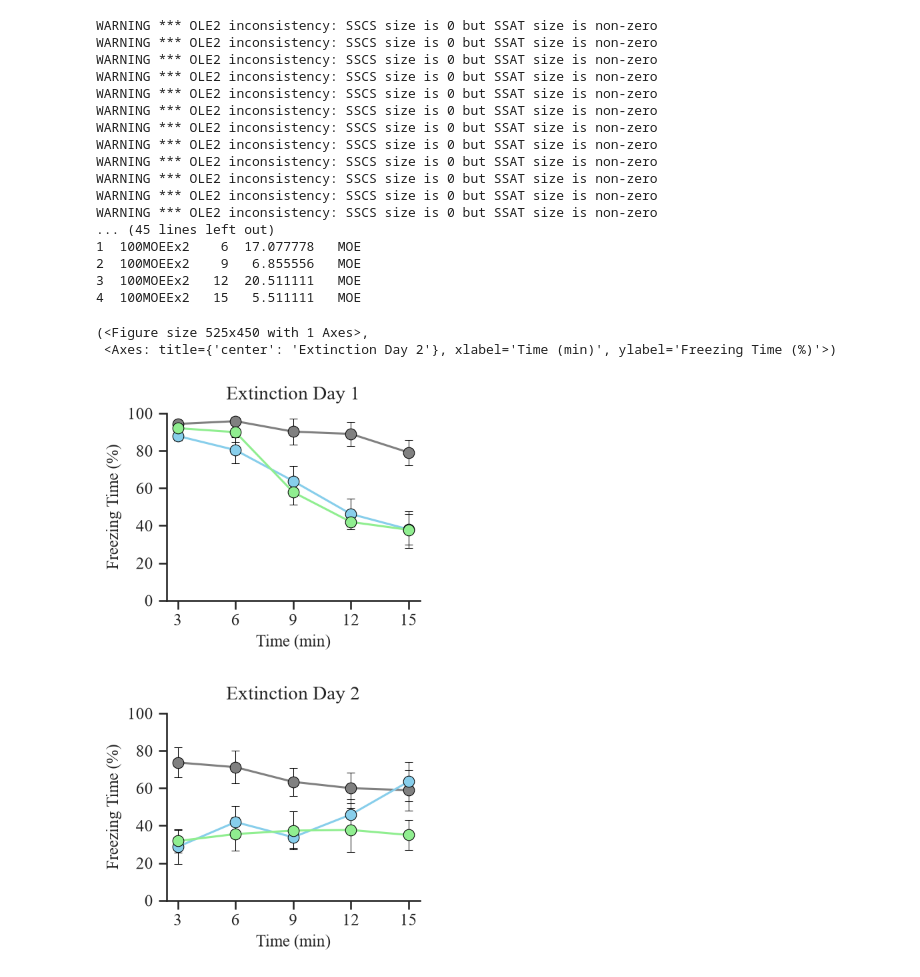
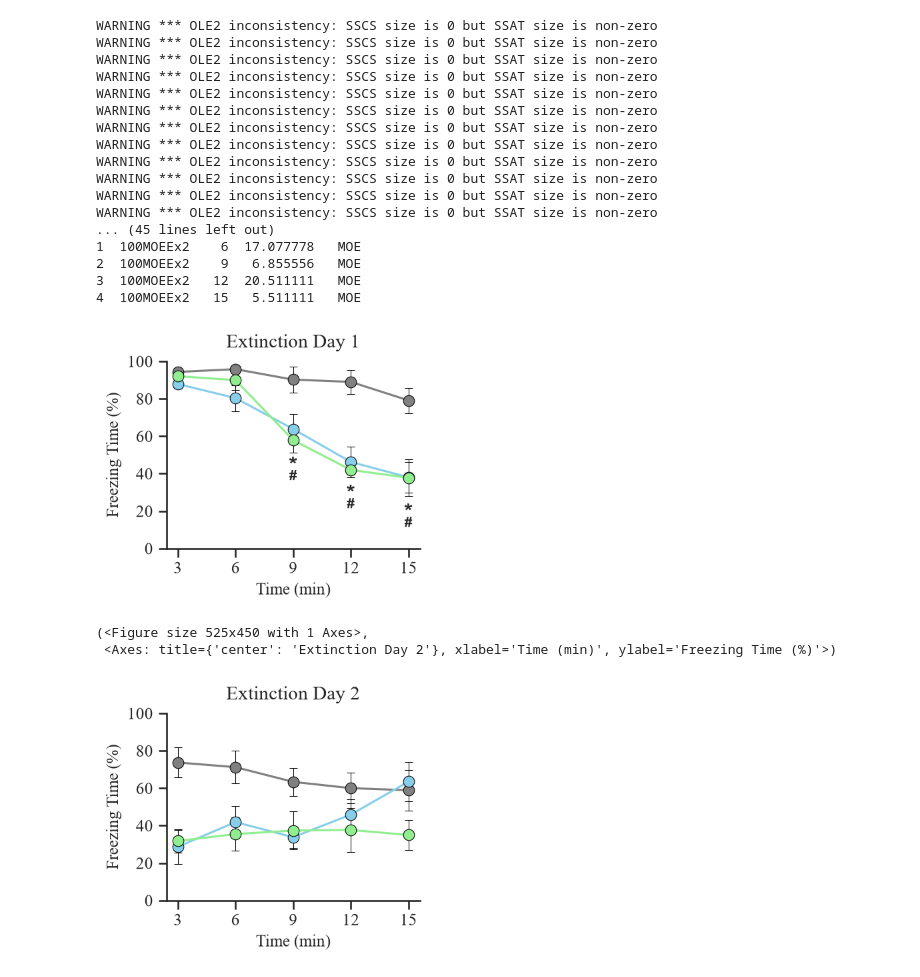
Before and after one commit to RyoShimoda/Python_MSSE_analysis, a Jupyter notebook: scripts/python_Fear_Extinction.ipynb, the cells around one changed output. Drawn from its saved outputs; the diff is of its cells as text; code cells hidden in the pictures.

```diff
--- a/scripts/python_Fear_Extinction.ipynb
+++ b/scripts/python_Fear_Extinction.ipynb
@@ -444,27 +444,47 @@ def plot_save(
 # %%
 # 関数を使ってグラフを描画 (seaborn)
 
-plot_save(
+figEx1, axEx1 = plot_save(
     dataEx1_per3,
     title="Extinction Day 1",
     group_order=["SED", "LIE", "MOE"],
-    save_path=r"C:\Users\sryoh\Documents\Python_MSSE_analysis\Results\Plots\Ex1_per3.png",
+    save_path=r"C:\Users\sryoh\Documents\Python_MSSE_analysis\Results\Plots\Extinction_day1_per3.png",
     show_legend=False,
     figsize=(3.5, 3),
     method="seaborn",
 )
 
+# 有意マーカーを描画
+axEx1.text(9, 38, "*", ha="center", va="bottom", fontsize=16, fontweight="bold")
+axEx1.text(12, 23, "*", ha="center", va="bottom", fontsize=16, fontweight="bold")
+axEx1.text(15, 13, "*", ha="center", va="bottom", fontsize=16, fontweight="bold") # noqa: F821
+axEx1.text(9, 35, "#", ha="center", va="bottom", fontsize=10, fontweight="bold")
+axEx1.text(12, 20, "#", ha="center", va="bottom", fontsize=10, fontweight="bold")
+axEx1.text(15, 10, "#", ha="center", va="bottom", fontsize=10, fontweight="bold") # noqa: F821
+
+figEx1.tight_layout()
+
+figEx1.savefig(
+    r"C:\Users\sryoh\Documents\Python_MSSE_analysis\Results\Plots\Extinction_day1_per3_sig.png",
+    dpi=300,
+    bbox_inches="tight"
+)
+
+plt.show()
+
+
+
 plot_save(
     dataEx2_per3,
     title="Extinction Day 2",
     group_order=["SED", "LIE", "MOE"],
-    save_path=r"C:\Users\sryoh\Documents\Python_MSSE_analysis\Results\Plots\Ex2_per3.png",
+    save_path=r"C:\Users\sryoh\Documents\Python_MSSE_analysis\Results\Plots\Extinction_day2_per3.png",
     show_legend=False,
     figsize=(3.5,3),
     method="seaborn",
 )
 # %% [output]
+[figure, new version]
 (<Figure size 525x450 with 1 Axes>,
  <Axes: title={'center': 'Extinction Day 2'}, xlabel='Time (min)', ylabel='Freezing Time (%)'>)
-[figure, old version]
 [figure]
```
Also changed, not shown: parts of 1 cell of this notebook.
